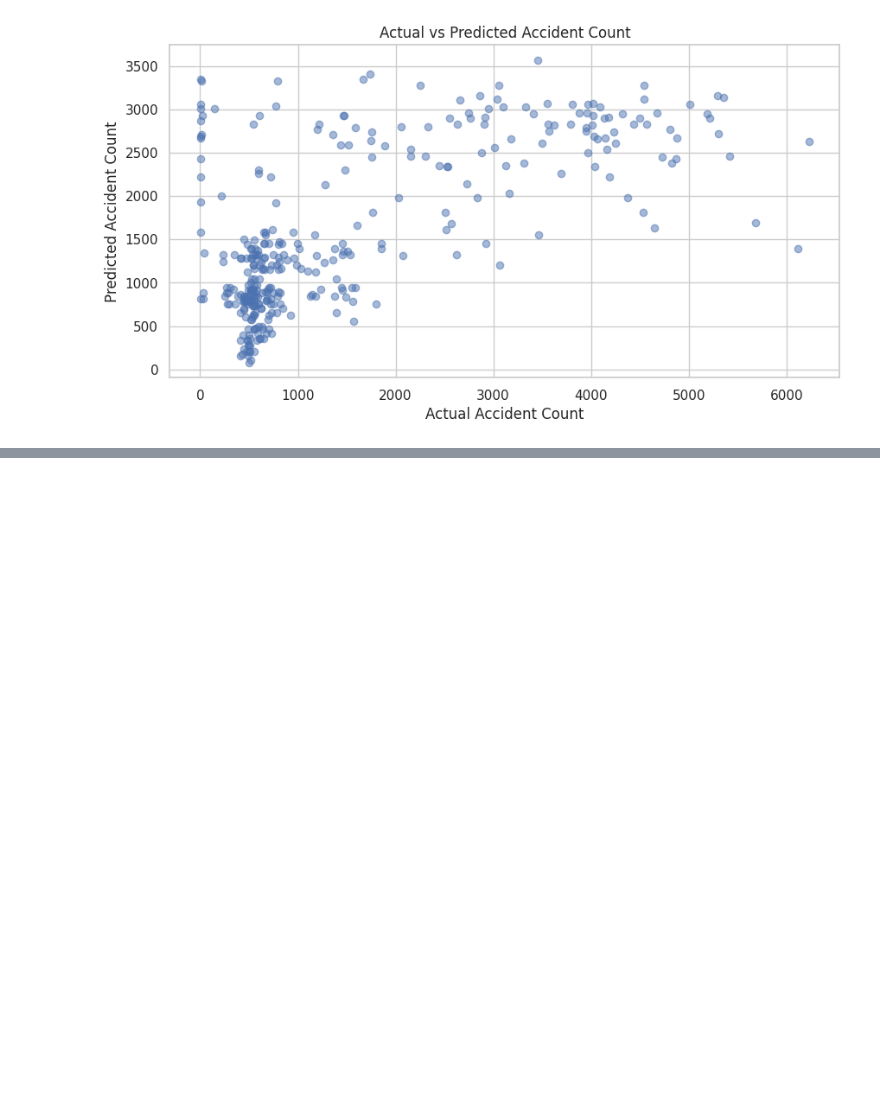
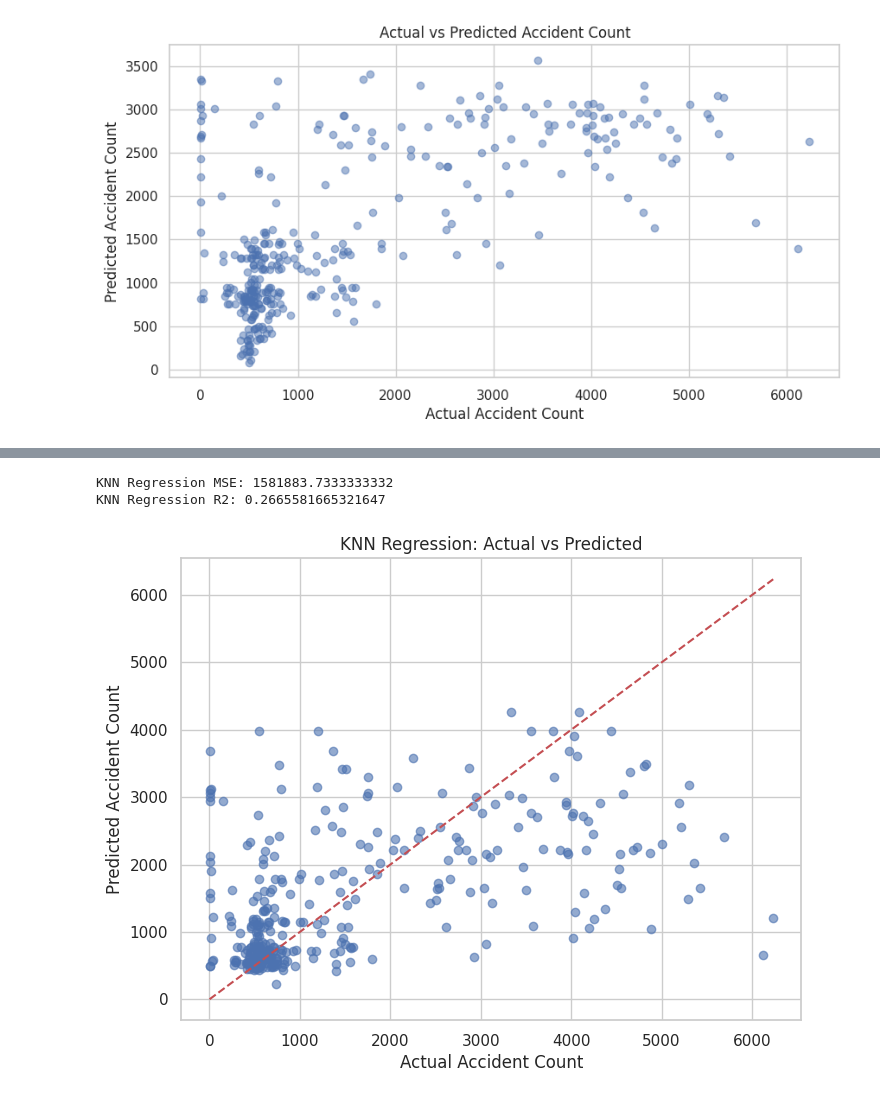
Before and after one commit to miriezrubelsky/car-accident-miri, a Jupyter notebook: car-accident-regression.ipynb, the cells around one changed output, grey strips where cells are left out. Drawn from its saved outputs; the diff is of its cells as text; code cells hidden in the pictures; blank space fills up the shorter version.

```diff
--- a/car-accident-regression.ipynb
+++ b/car-accident-regression.ipynb
@@ -857,0 +885,17 @@ plt.show()
+# %%
+from sklearn.neighbors import KNeighborsRegressor
+
+knn = KNeighborsRegressor(n_neighbors=5)
+knn.fit(X_train, y_train)
+
+# Predict
+y_pred_knn = knn.predict(X_test)
+
+# Evaluate
+print('KNN Regression MSE:', mean_squared_error(y_test, y_pred_knn))
+print('KNN Regression R2:', r2_score(y_test, y_pred_knn))
+plot_predictions(y_test, y_pred_knn, 'KNN Regression')
+# %% [output]
+KNN Regression MSE: 1581883.7333333332
+KNN Regression R2: 0.2665581665321647
+[figure, added]
```
Also changed, not shown: parts of 2 cells of this notebook.
